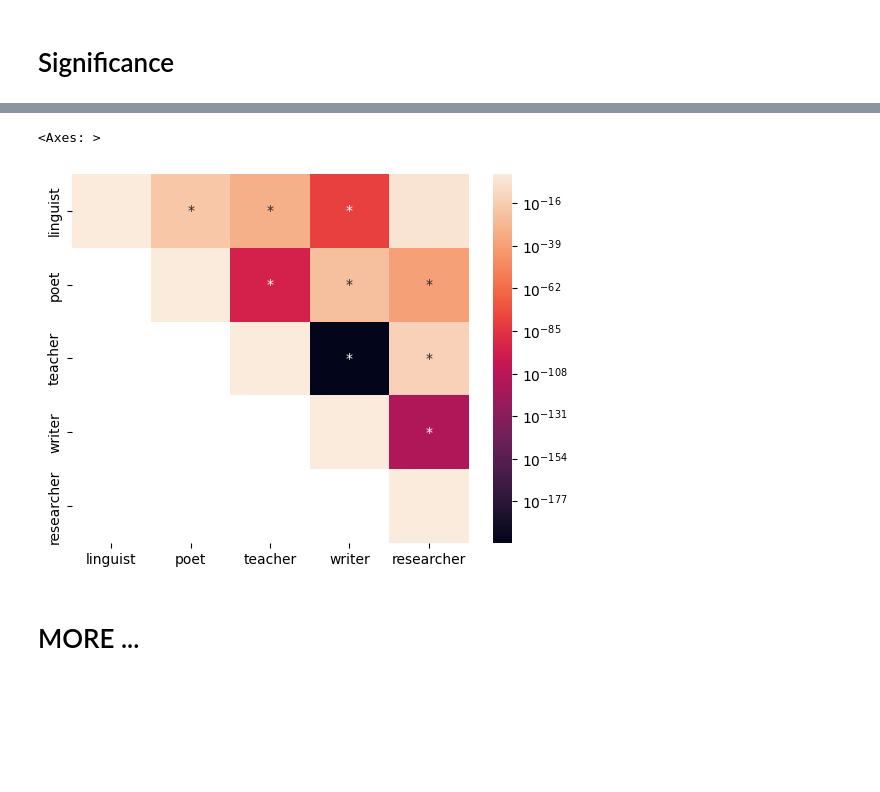
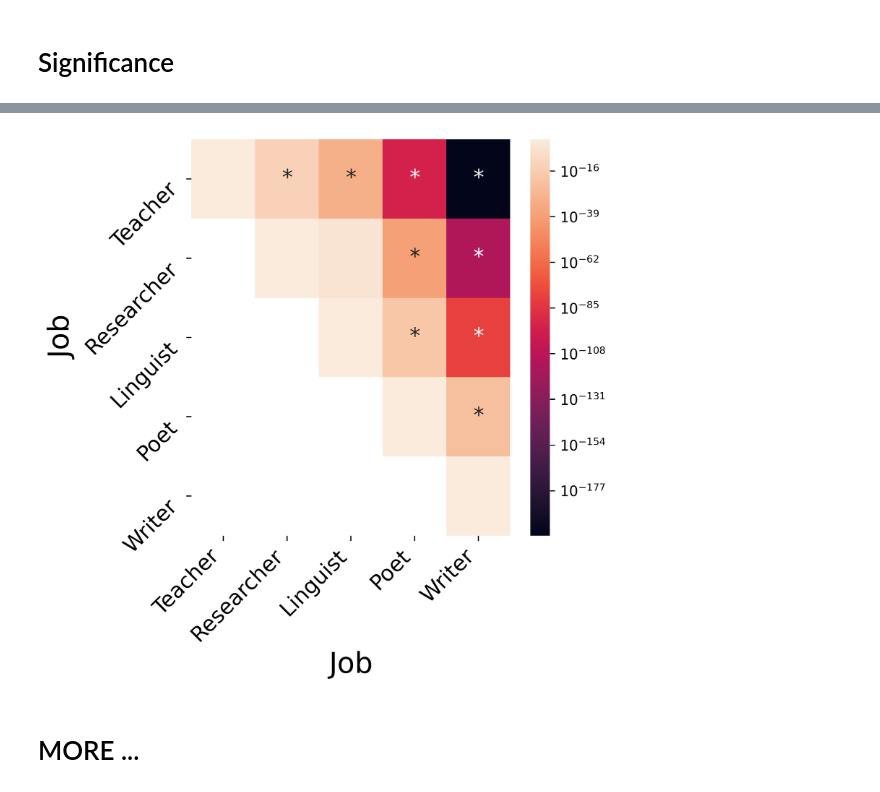
Before and after one commit to gpucce/abstract_llm, a Jupyter notebook: wordnet_study.ipynb, the cells around one changed output, grey strips where cells are left out. Saved outputs shown, nothing was run; the diff lists cells and outputs as text; code cells hidden in the pictures; blank space fills up the shorter version.

```diff
--- a/wordnet_study.ipynb
+++ b/wordnet_study.ipynb
@@ -401,21 +401,20 @@ ax.yaxis.grid(color= 'gray', linewidth = 0.5)
 
 # sorting could be done better
 sorted_data = list(range(5))
-
-for idx, elem in zip([2, 4, 0, 1, 3], all_no_age_prompts["generic_prompts"][None].items()):
+for idx, elem in zip([2, 3, 0, 4, 1], all_no_age_prompts["generic_prompts"][None].items()):
     sorted_data[idx] = elem
-
+sorted_data = {get_prompt_name(i):j for i,j in sorted_data}
 
 get_box_plots(
     {
-        get_prompt_name(j):[h["list_spec_corr"] for h in i]
-        for j, i in sorted_data if "60" not in j},
+        j:[h["list_spec_corr"] for h in i]
+        for j, i in sorted_data.items()},
     ax=ax,
     # legend_kwargs={"loc":"upper center", "bbox_to_anchor":(0.5, 1.16), "ncol":6, "fontsize":15}
     )
 ax.set_xticks(range(0, len(all_no_age_prompts["generic_prompts"][None])))
-ax.set_xticklabels([get_prompt_name(j) for j in all_no_age_prompts["generic_prompts"][None]], fontsize=15, rotation=45)
-ax.set_xlabel("Age", fontsize=20)
+ax.set_xticklabels([j for j in sorted_data], fontsize=15, rotation=45)
+ax.set_xlabel("Job", fontsize=20)
 ax.set_ylabel("Quality", fontsize=20)
 fig.savefig("/home/giovanni/Latex/ladders_wordnet_conference_2025/plots/boxplot_job_concreteness.pdf", dpi=300, bbox_inches="tight")
 # %% [output]
@@ -426,21 +425,23 @@ fig.savefig("/home/giovanni/Latex/ladders_wordnet_conference_2025/plots/boxplot_
 all_no_age_prompts_list = []
 for k in all_no_age_prompts:
     all_no_age_prompts_list += list(all_no_age_prompts[k][None].keys())
+
 all_age_prompts_list = []
 for k in all_age_prompts:
     all_age_prompts_list += list(all_age_prompts[k][None].keys())
 
 def get_pvals(all_prompts, all_prompts_list):
     pvals = {}
-    for i, j in [(elem,elem) for elem in all_prompts_list] + list(combinations(all_prompts_list, 2)):
+    # for i, j in [(elem,elem) for elem in all_prompts_list] + list(combinations(all_prompts_list, 2)):
+    for i,j in product(all_prompts_list, all_prompts_list):
         if i not in pvals:
             pvals[i] = {}
         prompt_kind_i = [prompt_kind for prompt_kind in all_prompts if i in all_prompts[prompt_kind][None]][0]
         prompt_kind_j = [prompt_kind for prompt_kind in all_prompts if j in all_prompts[prompt_kind][None]][0]
-        mean_i = np.mean([i["list_spec_corr"] for i in all_prompts[prompt_kind_i][None][i]])
-        mean_j = np.mean([i["list_spec_corr"] for i in all_prompts[prompt_kind_j][None][j]])
-        std_i = np.std([i["list_spec_corr"] for i in all_prompts[prompt_kind_i][None][i]])
-        std_j = np.std([i["list_spec_corr"] for i in all_prompts[prompt_kind_j][None][j]])
+        mean_i = np.mean([list_i["list_spec_corr"] for list_i in all_prompts[prompt_kind_i][None][i]])
+        mean_j = np.mean([list_j["list_spec_corr"] for list_j in all_prompts[prompt_kind_j][None][j]])
+        std_i = np.std([list_i["list_spec_corr"] for list_i in all_prompts[prompt_kind_i][None][i]])
+        std_j = np.std([list_j["list_spec_corr"] for list_j in all_prompts[prompt_kind_j][None][j]])
         test = mannwhitneyu(
             [elem_i["list_spec_corr"] for elem_i in all_prompts[prompt_kind_i][None][i] if elem_i["list_spec_corr"] > mean_i - 2 * std_i],
             [elem_j["list_spec_corr"] for elem_j in all_prompts[prompt_kind_j][None][j] if elem_j["list_spec_corr"] > mean_j - 2 * std_j],)
@@ -474,16 +475,25 @@ fig.savefig("/home/giovanni/Latex/ladders_wordnet_conference_2025/plots/pvals_ag
 # %%
+fig, ax = plt.subplots(1, 1, figsize=(5, 5), dpi=300)
 _pvals_renamed_no_age_male_vs_female = pd.DataFrame.from_dict(pvals_renamed_no_age)
 pvals_renamed_no_age_male_vs_female = _pvals_renamed_no_age_male_vs_female.loc[:, ~_pvals_renamed_no_age_male_vs_female.columns.str.contains("male")]
 pvals_renamed_no_age_male_vs_female = pvals_renamed_no_age_male_vs_female.loc[~pvals_renamed_no_age_male_vs_female.index.str.contains("male"), :]
-# for i in pvals_renamed_no_age_male_vs_female.columns:
-#     pvals_renamed_no_age_male_vs_female.loc[i, i] = 0
+pvals_renamed_no_age_male_vs_female = pvals_renamed_no_age_male_vs_female.loc[sorted_data.keys(), sorted_data.keys()]
+
 significance_mask_no_age = pvals_renamed_no_age_male_vs_female <= 1.e-5
 annotation_no_age = np.triu(np.where(significance_mask_no_age, "*", "").T)
 
-sns.heatmap(pvals_renamed_no_age_male_vs_female.T, annot=annotation_no_age, fmt="", norm=LogNorm()) # .to_csv("/home/giovanni/Latex/ladders_wordnet_conference_2025/pvals_no_age.csv")
+pvals_renamed_no_age_male_vs_female = pvals_renamed_no_age_male_vs_female.where(
+    np.triu(np.ones(pvals_renamed_no_age_male_vs_female.shape)).astype(np.bool))
+
+sns.heatmap(pvals_renamed_no_age_male_vs_female, annot=annotation_no_age, annot_kws={"fontsize":15}, fmt="", norm=LogNorm(), ax=ax)
+ax.set_xticklabels(ax.get_xticklabels(), fontsize=15, rotation=45, ha="right");
+ax.set_yticklabels(ax.get_yticklabels(), fontsize=15, rotation=45, va="top");
+ax.set_xlabel("Job", fontsize=20)
+ax.set_ylabel("Job", fontsize=20)
+# ax. # .major_ticklabels.set_ha("left")
+fig.savefig("/home/giovanni/Latex/ladders_wordnet_conference_2025/plots/pvals_job.pdf", dpi=300, bbox_inches="tight")
 # %% [output]
-<Axes: >
-[figure, old version]
+[figure, new version]
 # %%
 # fig, ax = plt.subplots(1,1, figsize=(10, 10))
 # sns.heatmap(pd.DataFrame.from_dict(pvals_age).T, ax=ax);
```
Also changed, not shown: parts of 2 cells of this notebook, 1 other file.
